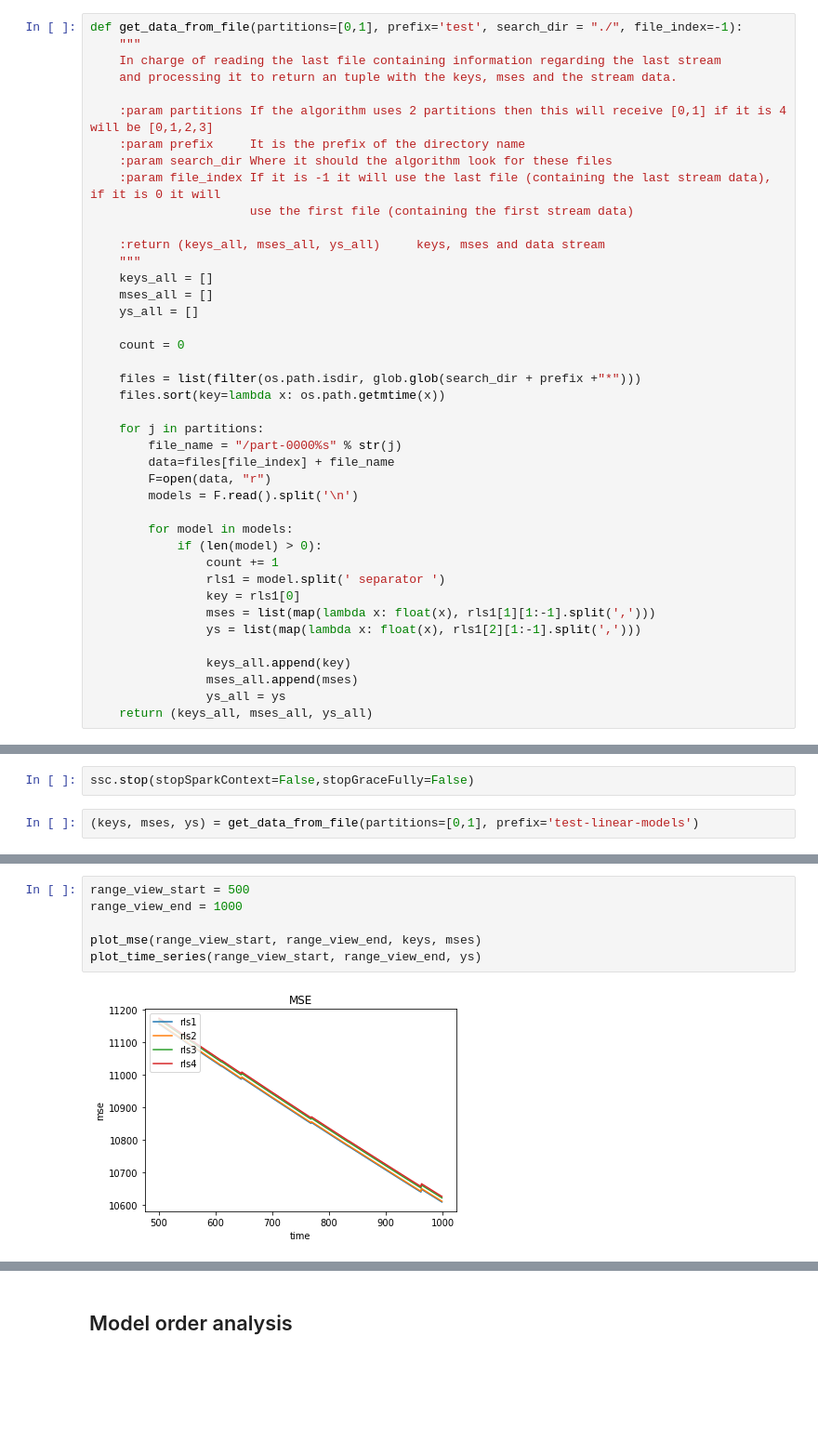
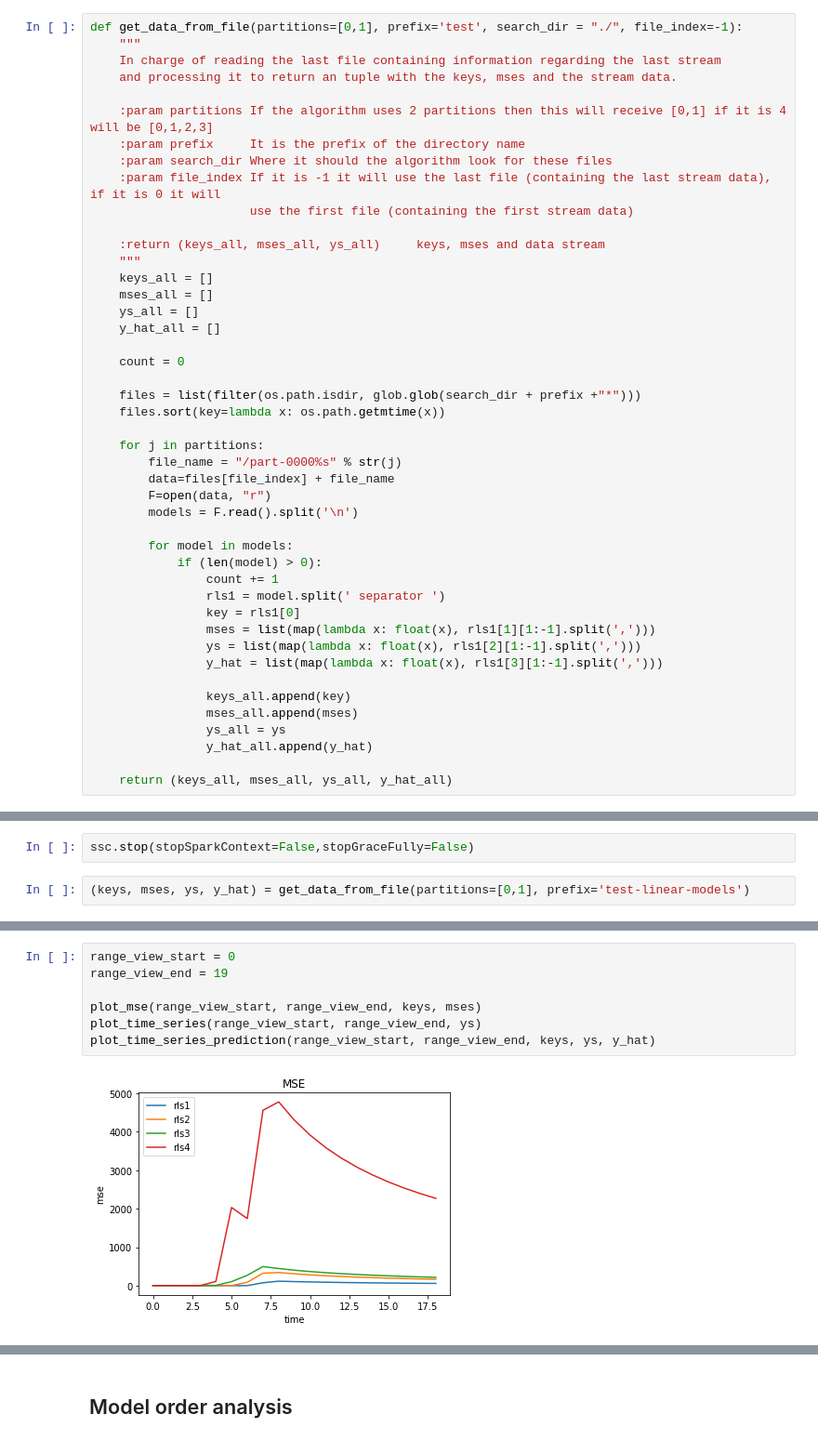
Before and after one commit to joangerard/time-series-predictor, a Jupyter notebook: src/consumer.ipynb, the cells around one changed output, grey strips where cells are left out. Shown: that part at 93% size. Drawn from its saved outputs; the diff is of its cells as text; blank space fills up the shorter version.

```diff
--- a/src/consumer.ipynb
+++ b/src/consumer.ipynb
@@ -100,6 +100,7 @@ def get_data_from_file(partitions=[0,1], prefix='test', search_dir = "./", file_
     keys_all = []
     mses_all = []
     ys_all = []
+    y_hat_all = []
 
     count = 0
 
@@ -119,11 +120,14 @@ def get_data_from_file(partitions=[0,1], prefix='test', search_dir = "./", file_
                 key = rls1[0]
                 mses = list(map(lambda x: float(x), rls1[1][1:-1].split(',')))
                 ys = list(map(lambda x: float(x), rls1[2][1:-1].split(',')))
+                y_hat = list(map(lambda x: float(x), rls1[3][1:-1].split(',')))
 
                 keys_all.append(key)
                 mses_all.append(mses)
                 ys_all = ys
-    return (keys_all, mses_all, ys_all)
+                y_hat_all.append(y_hat)
+
+    return (keys_all, mses_all, ys_all, y_hat_all)
 # %%
 def plot_mse(range_view_start, range_view_end, keys, mses):
     """
@@ -434,4 +491,4 @@ ssc.start()
 # %%
 ssc.stop(stopSparkContext=False,stopGraceFully=False)
 # %%
-(keys, mses, ys) = get_data_from_file(partitions=[0,1], prefix='test-linear-models')
+(keys, mses, ys, y_hat) = get_data_from_file(partitions=[0,1], prefix='test-linear-models')
@@ -438,8 +500,9 @@ ssc.stop(stopSparkContext=False,stopGraceFully=False)
 # %%
-range_view_start = 500
-range_view_end = 1000
+range_view_start = 0
+range_view_end = 19
 
 plot_mse(range_view_start, range_view_end, keys, mses)
 plot_time_series(range_view_start, range_view_end, ys)
+plot_time_series_prediction(range_view_start, range_view_end, keys, ys, y_hat)
 # %% [output]
-[figure, old version]
+[figure, new version]
```
Also changed, not shown: parts of 17 cells of this notebook.
